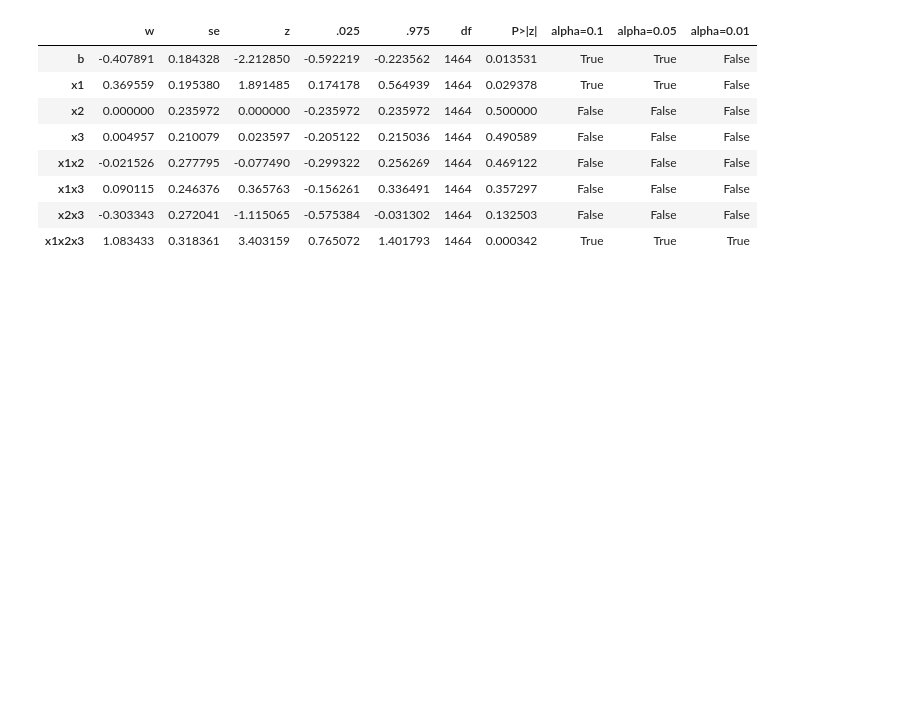
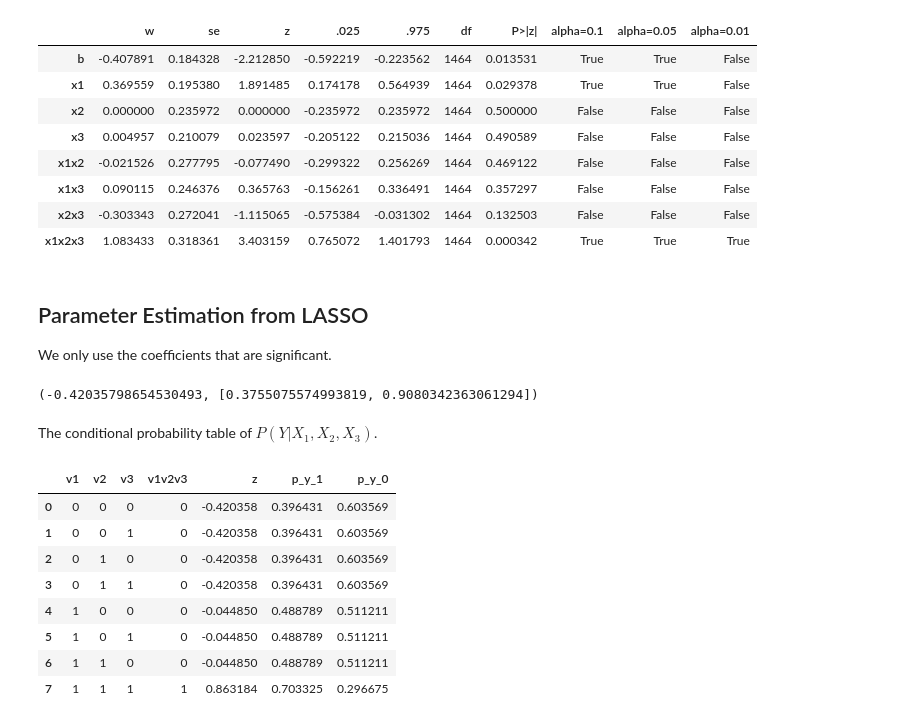
Before and after one commit to oneoffcoder/lasso-bbn, a Jupyter notebook: jupyter/lasso-synthetic.ipynb, the cells around one changed output. Drawn from its saved outputs; the diff is of its cells as text; code cells hidden in the pictures; blank space fills up the shorter version.

Commit message:
add parameter estimation

```diff
--- a/jupyter/lasso-synthetic.ipynb
+++ b/jupyter/lasso-synthetic.ipynb
@@ -313,3 +313,52 @@ get_se(X, y, reg='elasticnet')
 | x1x3 | 0.090115 | 0.246376 | 0.365763 | -0.156261 | 0.336491 | 1464 | 0.357297 | False | False | False |
 | x2x3 | -0.303343 | 0.272041 | -1.115065 | -0.575384 | -0.031302 | 1464 | 0.132503 | False | False | False |
 | x1x2x3 | 1.083433 | 0.318361 | 3.403159 | 0.765072 | 1.401793 | 1464 | 0.000342 | True | True | True |
+# %% [markdown]
+## Parameter Estimation from LASSO
+
+We only use the coefficients that are significant.
+# %%
+model = get_model('l1')
+model.fit(X, y)
+
+b, c = model.intercept_[0], [model.coef_[0][i] for i in [0, 6]]
+b, c
+# %% [output]
+(-0.42035798654530493, [0.3755075574993819, 0.9080342363061294])
+# %%
+import itertools
+
+data = []
+
+for v1, v2, v3 in itertools.product([0, 1], [0, 1], [0, 1]):
+    v1v2v3 = v1 * v2 * v3
+    z = b + c[0] * v1 + c[1] * v1v2v3
+    p = 1 / (1 + np.exp(-z))
+    q = 1 - p
+
+    item = {
+        'v1': v1,
+        'v2': v2,
+        'v3': v3,
+        'v1v2v3': v1v2v3,
+        'z': z,
+        'p_y_1': p,
+        'p_y_0': q
+    }
+    data.append(item)
+
+cpt = pd.DataFrame(data)
+# %% [markdown]
+The conditional probability table of $P(Y|X_1, X_2, X_3)$.
+# %%
+cpt
+# %% [output]
+|  | v1 | v2 | v3 | v1v2v3 | z | p_y_1 | p_y_0 |
+| 0 | 0 | 0 | 0 | 0 | -0.420358 | 0.396431 | 0.603569 |
+| 1 | 0 | 0 | 1 | 0 | -0.420358 | 0.396431 | 0.603569 |
+| 2 | 0 | 1 | 0 | 0 | -0.420358 | 0.396431 | 0.603569 |
+| 3 | 0 | 1 | 1 | 0 | -0.420358 | 0.396431 | 0.603569 |
+| 4 | 1 | 0 | 0 | 0 | -0.044850 | 0.488789 | 0.511211 |
+| 5 | 1 | 0 | 1 | 0 | -0.044850 | 0.488789 | 0.511211 |
+| 6 | 1 | 1 | 0 | 0 | -0.044850 | 0.488789 | 0.511211 |
+| 7 | 1 | 1 | 1 | 1 | 0.863184 | 0.703325 | 0.296675 |
```
